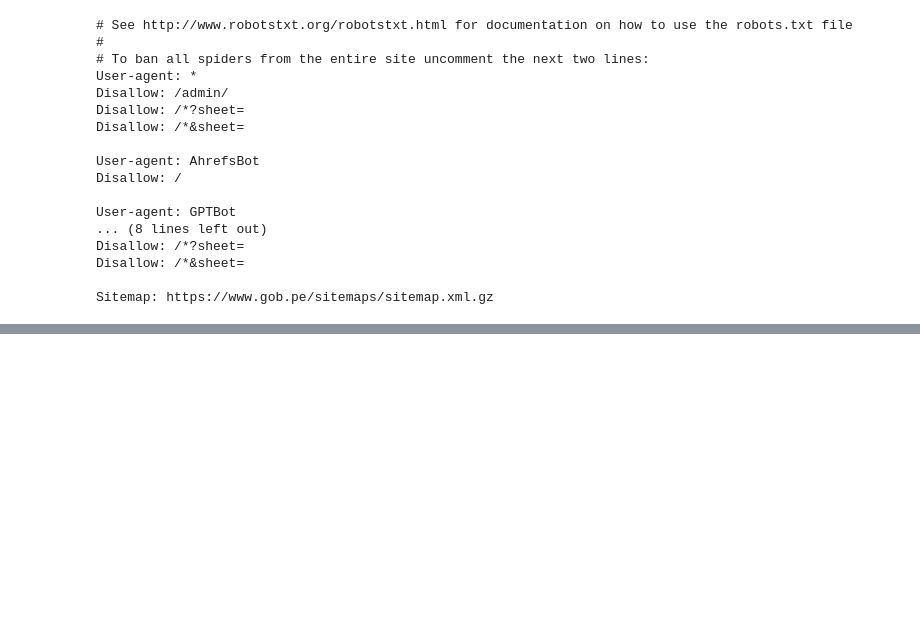
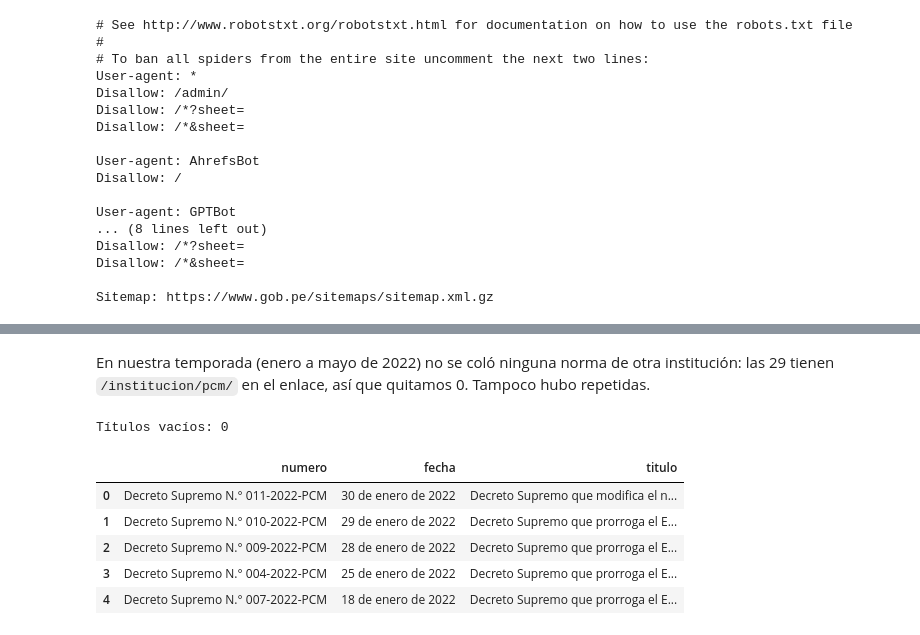
Before and after one commit to roddyhuarhua-hub/assignment_1_grupo_9, a Jupyter notebook: assignment_2/scraping_emergencias.ipynb, the cells around one changed output, grey strips where cells are left out. Cells and saved outputs as stored; diff of their text form; code cells hidden in the pictures; blank space fills up the shorter version.

```diff
--- a/assignment_2/scraping_emergencias.ipynb
+++ b/assignment_2/scraping_emergencias.ipynb
@@ -50,0 +165,15 @@ Sitemap: https://www.gob.pe/sitemaps/sitemap.xml.gz
+# %%
+driver.quit()   # ya no necesitamos el navegador
+
+df = pd.DataFrame(todas)
+print("Filas extraídas:", len(df))
+
+df = df.drop_duplicates(subset="enlace")
+print("Después de quitar repetidas:", len(df))
+
+es_pcm = df["enlace"].str.contains("/institucion/pcm/")
+print("Normas de otras instituciones quitadas:", (~es_pcm).sum())
+print(df.loc[~es_pcm, ["numero", "enlace"]])
+
+df = df[es_pcm].reset_index(drop=True)
+print("Normas de la PCM que quedan:", len(df))
@@ -50,0 +188,24 @@ Sitemap: https://www.gob.pe/sitemaps/sitemap.xml.gz
+# %% [markdown]
+En nuestra temporada (enero a mayo de 2022) no se coló ninguna norma de otra institución: las 29 tienen `/institucion/pcm/` en el enlace, así que quitamos 0. Tampoco hubo repetidas.
+# %%
+from bs4 import BeautifulSoup
+
+titulos_completos = []
+for enlace in df["enlace"]:
+    r = requests.get(enlace, headers={"User-Agent": "Mozilla/5.0"})
+    sopa = BeautifulSoup(r.text, "html.parser")
+    div = sopa.find("div", class_="description")
+    titulos_completos.append(div.get_text(" ", strip=True) if div else "")
+    time.sleep(1)   # pausa entre páginas
+
+df["titulo"] = titulos_completos
+print("Títulos vacíos:", (df["titulo"] == "").sum())
+df[["numero", "fecha", "titulo"]].head()
+# %% [output]
+Títulos vacíos: 0
+|  | numero | fecha | titulo |
+| 0 | Decreto Supremo N.° 011-2022-PCM | 30 de enero de 2022 | Decreto Supremo que modifica el n... |
+| 1 | Decreto Supremo N.° 010-2022-PCM | 29 de enero de 2022 | Decreto Supremo que prorroga el E... |
+| 2 | Decreto Supremo N.° 009-2022-PCM | 28 de enero de 2022 | Decreto Supremo que prorroga el E... |
+| 3 | Decreto Supremo N.° 004-2022-PCM | 25 de enero de 2022 | Decreto Supremo que prorroga el E... |
+| 4 | Decreto Supremo N.° 007-2022-PCM | 18 de enero de 2022 | Decreto Supremo que prorroga el E... |
```
Also changed, not shown: parts of 13 cells of this notebook, 2 other files.
